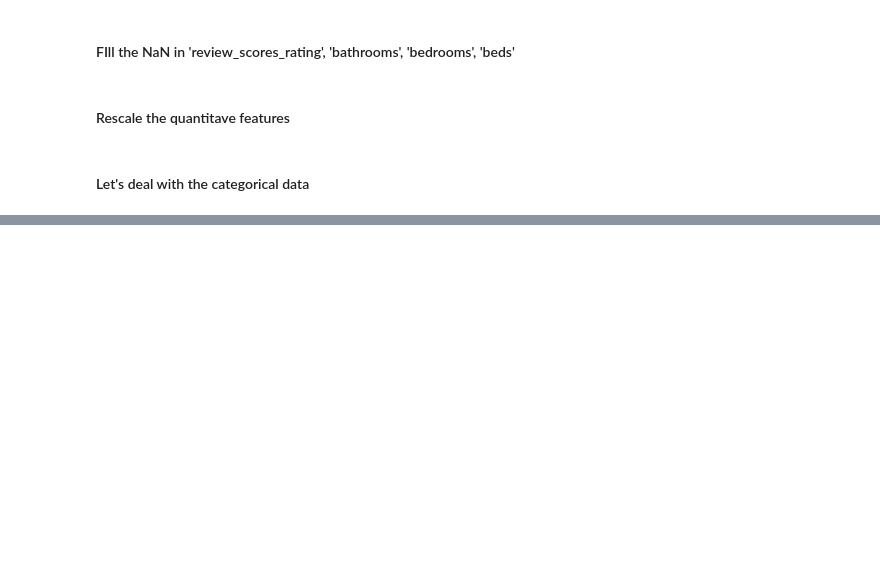
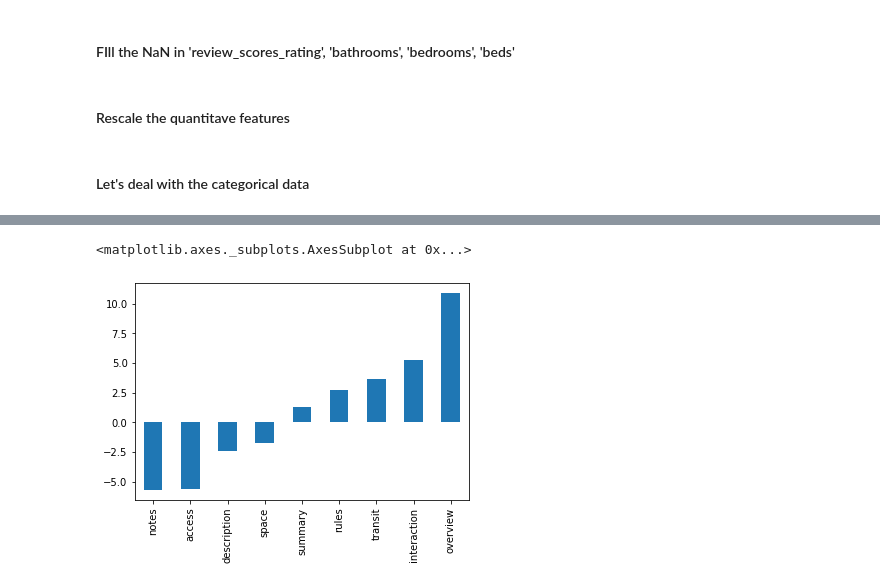
Before and after one commit to Chenyu-Tsai/AirbnbAnalysis, a Jupyter notebook: PricePrediction.ipynb, the cells around one changed output, grey strips where cells are left out. Saved outputs shown, nothing was run; the diff lists cells and outputs as text; code cells hidden in the pictures; blank space fills up the shorter version.

```diff
--- a/PricePrediction.ipynb
+++ b/PricePrediction.ipynb
@@ -185,3 +243,12 @@ pd.Series(data=[n[0] for n in neighbourhood_effects],
+# %%
+text_effects = [v for v in coefs if v[1] in text_columns]
+pd.Series(data=[n[0] for n in text_effects],
+           index=[n[1].split('_')[-1] for n in text_effects])\
+     .sort_values()\
+     .plot(kind='bar')
+# %% [output]
+<matplotlib.axes._subplots.AxesSubplot at 0x...>
+[figure, added]
 # %%
 coefs.sort(reverse=True)
 coefs
```
Also changed, not shown: parts of 14 cells of this notebook.
